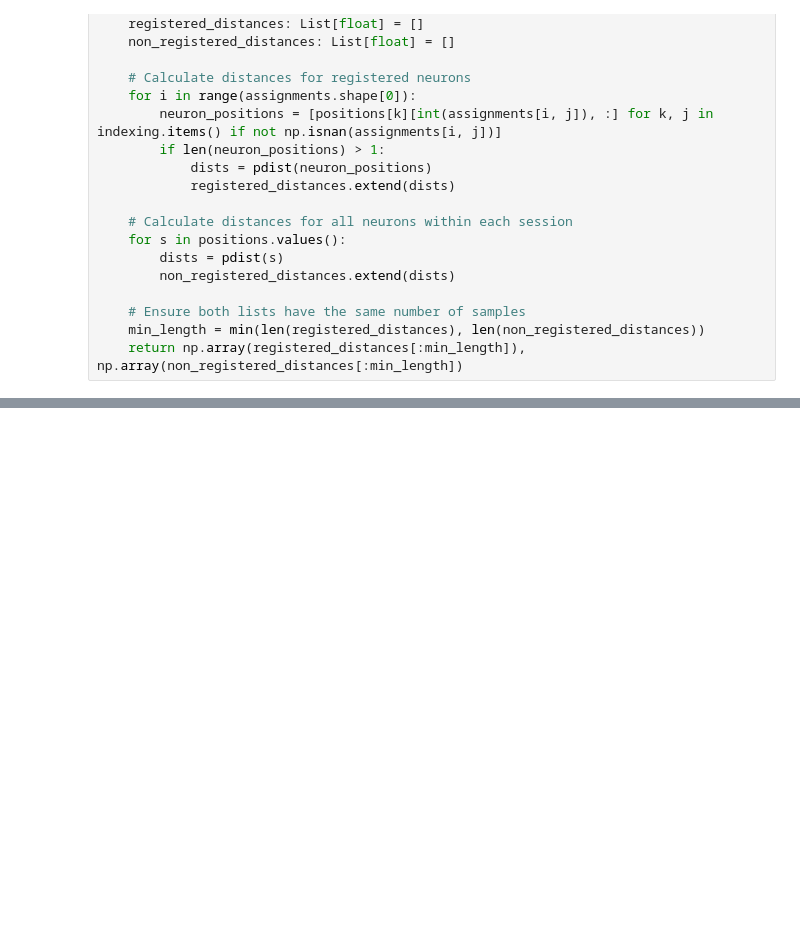
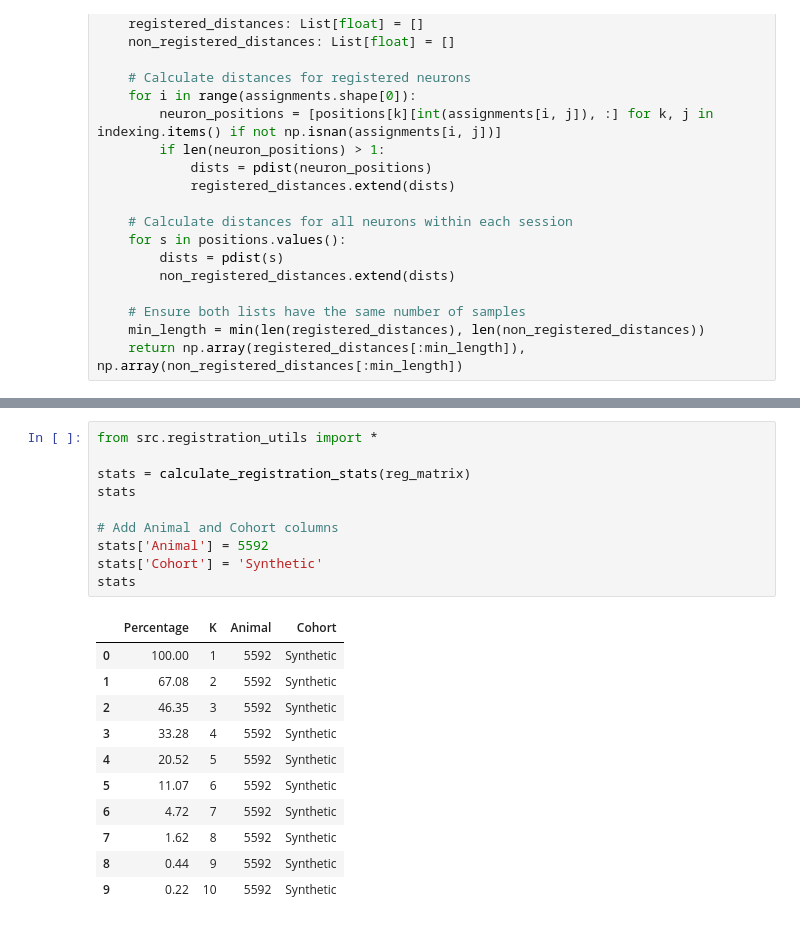
Before and after one commit to CogEmLab/helping-behaviour-calcium-imaging, a Jupyter notebook: measure_distance_validation.ipynb, the cells around one changed output, grey strips where cells are left out. Drawn from its saved outputs; the diff is of its cells as text; blank space fills up the shorter version.

```diff
--- a/measure_distance_validation.ipynb
+++ b/measure_distance_validation.ipynb
@@ -118,0 +125,22 @@ plot_boxplots(registered_distances, non_registered_distances, ax=ax, labels=['Re
+# %%
+from src.registration_utils import *
+
+stats = calculate_registration_stats(reg_matrix)
+stats
+
+# Add Animal and Cohort columns
+stats['Animal'] = 5592
+stats['Cohort'] = 'Synthetic'
+stats
+# %% [output]
+|  | Percentage | K | Animal | Cohort |
+| 0 | 100.00 | 1 | 5592 | Synthetic |
+| 1 | 67.08 | 2 | 5592 | Synthetic |
+| 2 | 46.35 | 3 | 5592 | Synthetic |
+| 3 | 33.28 | 4 | 5592 | Synthetic |
+| 4 | 20.52 | 5 | 5592 | Synthetic |
+| 5 | 11.07 | 6 | 5592 | Synthetic |
+| 6 | 4.72 | 7 | 5592 | Synthetic |
+| 7 | 1.62 | 8 | 5592 | Synthetic |
+| 8 | 0.44 | 9 | 5592 | Synthetic |
+| 9 | 0.22 | 10 | 5592 | Synthetic |
```
Also changed, not shown: parts of 8 cells of this notebook.
